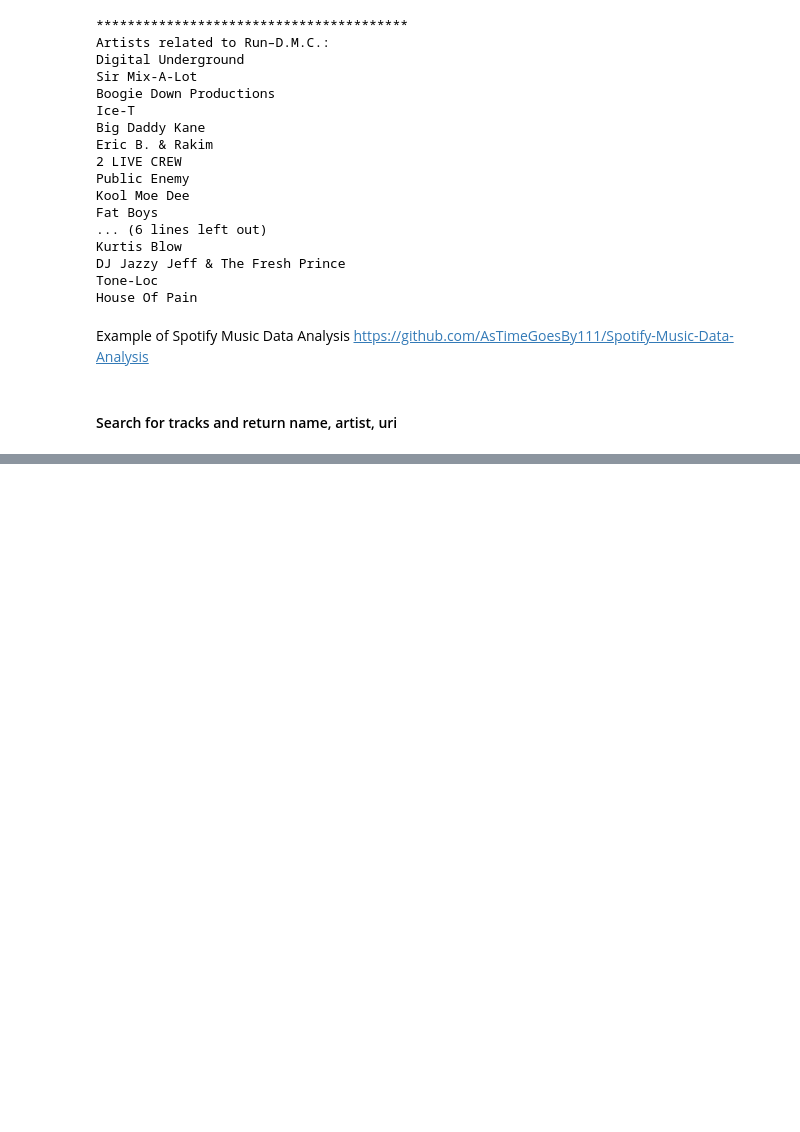
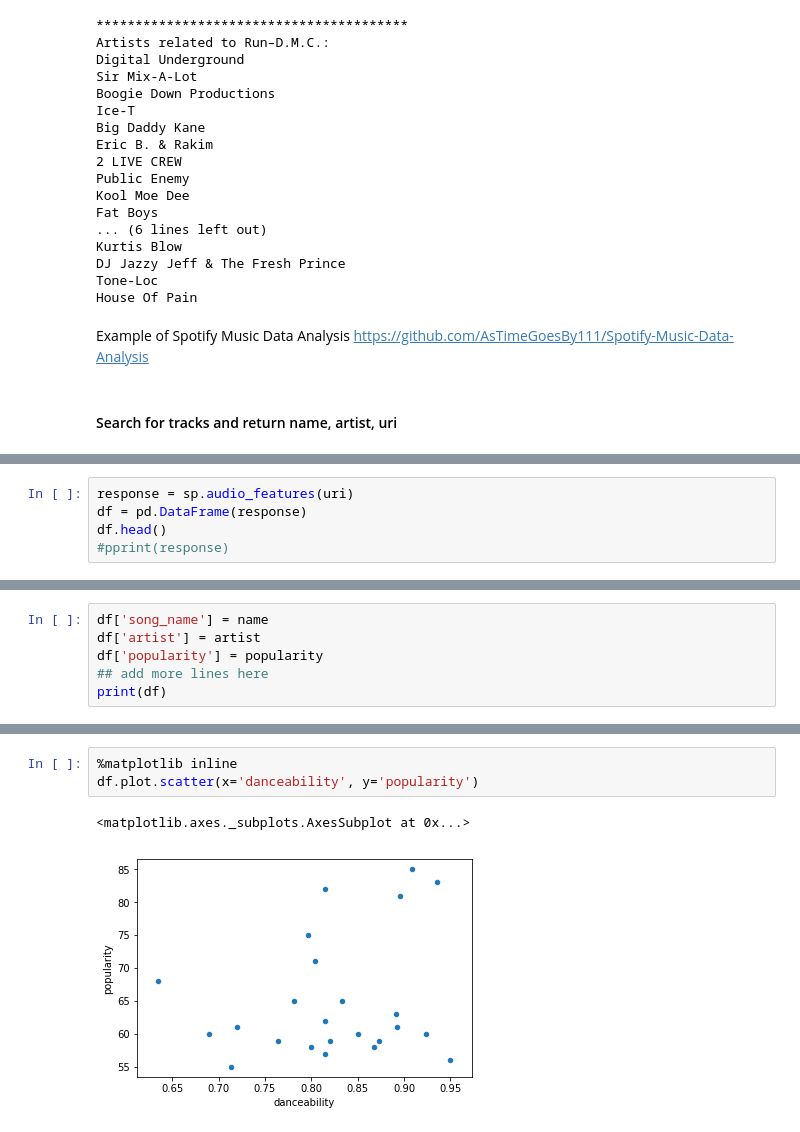
Before and after one commit to cd412/Spotify-Data-Analysis, a Jupyter notebook: Spotify Developer.ipynb, the cells around one changed output, grey strips where cells are left out. Saved outputs shown, nothing was run; the diff lists cells and outputs as text; blank space fills up the shorter version.

```diff
--- a/Spotify Developer.ipynb
+++ b/Spotify Developer.ipynb
@@ -109,0 +114,5 @@ spotify:track:0wbnC9AUenxp613TYaJsGK
+# %%
+response = sp.audio_features(uri)
+df = pd.DataFrame(response)
+df.head()
+#pprint(response)
@@ -109,0 +126,6 @@ spotify:track:0wbnC9AUenxp613TYaJsGK
+# %%
+df['song_name'] = name
+df['artist'] = artist
+df['popularity'] = popularity
+## add more lines here
+print(df)
@@ -109,0 +150,6 @@ spotify:track:0wbnC9AUenxp613TYaJsGK
+# %%
+%matplotlib inline
+df.plot.scatter(x='danceability', y='popularity')
+# %% [output]
+<matplotlib.axes._subplots.AxesSubplot at 0x...>
+[figure, added]
```
Also changed, not shown: parts of 5 cells of this notebook.
